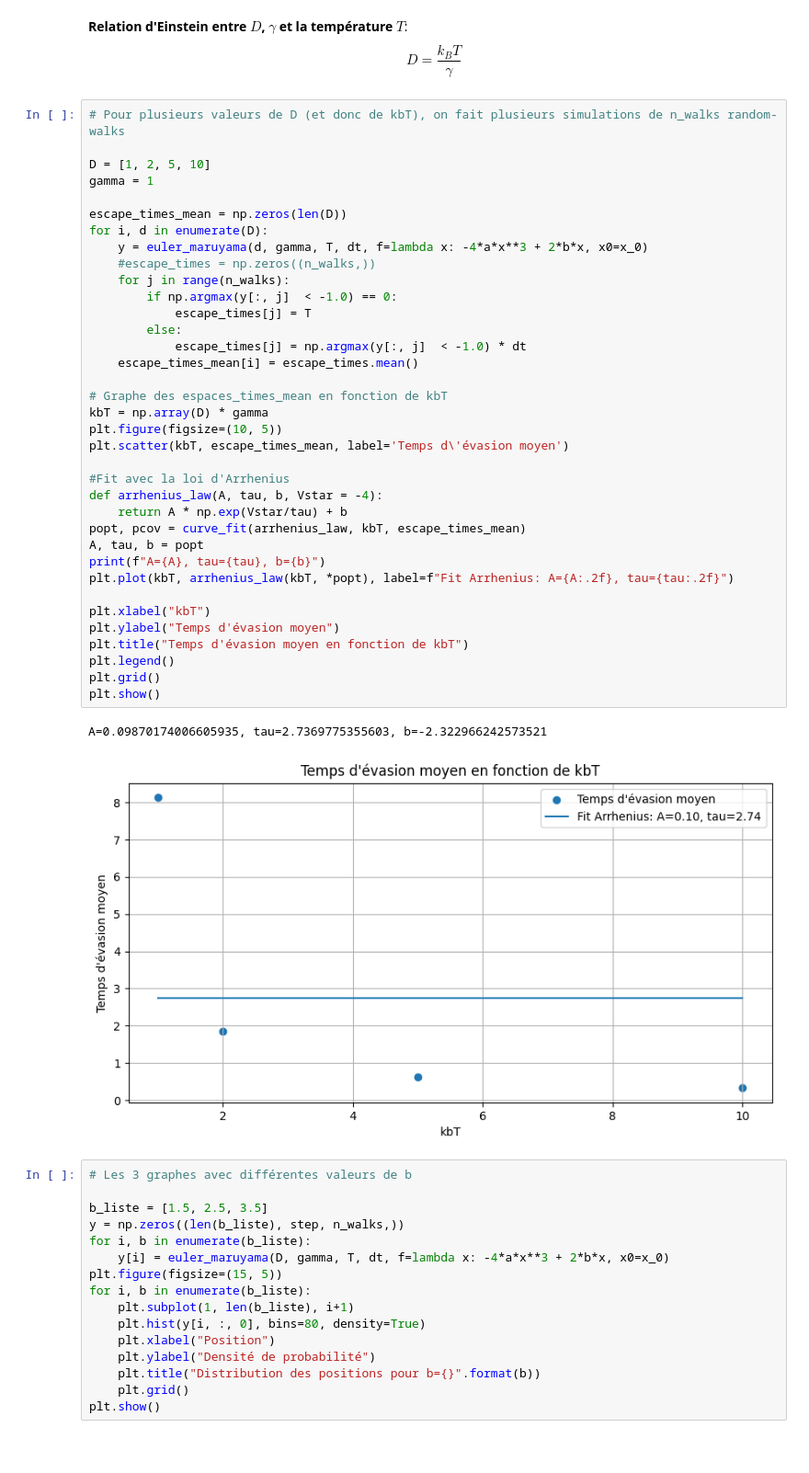
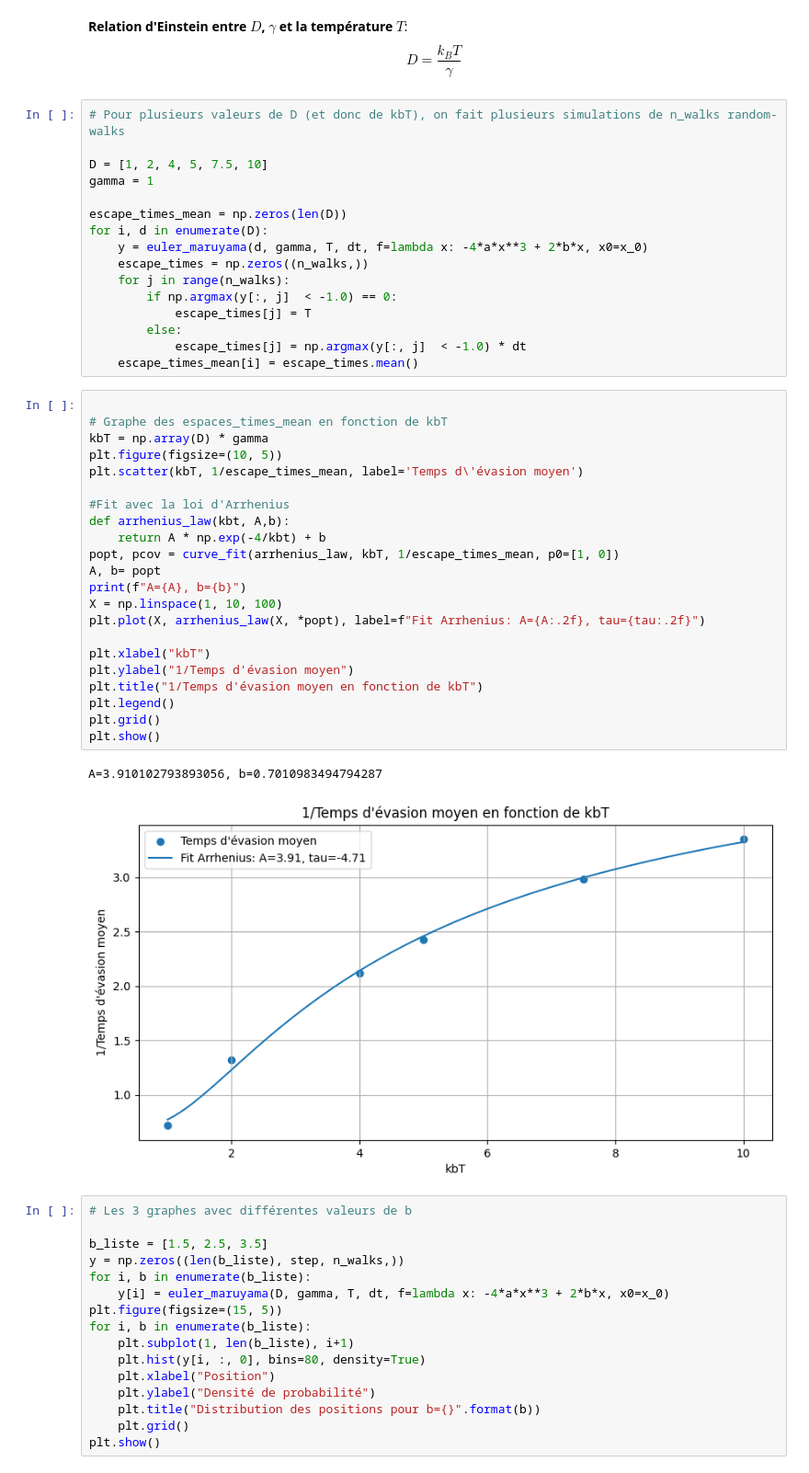
Before and after one commit to ostix360/Brownian-Motion, a Jupyter notebook: CR_Merged.ipynb, the cells around one changed output. Shown at 92% size. Cells and saved outputs as stored; diff of their text form; blank space fills up the shorter version.

```diff
--- a/CR_Merged.ipynb
+++ b/CR_Merged.ipynb
@@ -323,42 +322,44 @@ np.float64(21.291815)
 # %%
 # Pour plusieurs valeurs de D (et donc de kbT), on fait plusieurs simulations de n_walks random-walks
 
-D = [1, 2, 5, 10]
+D = [1, 2, 4, 5, 7.5, 10]
 gamma = 1
 
 escape_times_mean = np.zeros(len(D))
 for i, d in enumerate(D):
     y = euler_maruyama(d, gamma, T, dt, f=lambda x: -4*a*x**3 + 2*b*x, x0=x_0)
-    #escape_times = np.zeros((n_walks,))
+    escape_times = np.zeros((n_walks,))
     for j in range(n_walks):
         if np.argmax(y[:, j]  < -1.0) == 0:
             escape_times[j] = T
         else:
             escape_times[j] = np.argmax(y[:, j]  < -1.0) * dt
     escape_times_mean[i] = escape_times.mean()
-
-# Graphe des espaces_times_mean en fonction de kbT
-kbT = np.array(D) * gamma
-plt.figure(figsize=(10, 5))
-plt.scatter(kbT, escape_times_mean, label='Temps d\'évasion moyen')
-
-#Fit avec la loi d'Arrhenius
-def arrhenius_law(A, tau, b, Vstar = -4):
-    return A * np.exp(Vstar/tau) + b
-popt, pcov = curve_fit(arrhenius_law, kbT, escape_times_mean)
-A, tau, b = popt
-print(f"A={A}, tau={tau}, b={b}")
-plt.plot(kbT, arrhenius_law(kbT, *popt), label=f"Fit Arrhenius: A={A:.2f}, tau={tau:.2f}")
-
-plt.xlabel("kbT")
-plt.ylabel("Temps d'évasion moyen")
-plt.title("Temps d'évasion moyen en fonction de kbT")
-plt.legend()
-plt.grid()
-plt.show()
-# %% [output]
-A=0.09870174006605935, tau=2.7369775355603, b=-2.322966242573521
-[figure, removed]
+# %%
+
+# Graphe des espaces_times_mean en fonction de kbT
+kbT = np.array(D) * gamma
+plt.figure(figsize=(10, 5))
+plt.scatter(kbT, 1/escape_times_mean, label='Temps d\'évasion moyen')
+
+#Fit avec la loi d'Arrhenius
+def arrhenius_law(kbt, A,b):
+    return A * np.exp(-4/kbt) + b
+popt, pcov = curve_fit(arrhenius_law, kbT, 1/escape_times_mean, p0=[1, 0])
+A, b= popt
+print(f"A={A}, b={b}")
+X = np.linspace(1, 10, 100)
+plt.plot(X, arrhenius_law(X, *popt), label=f"Fit Arrhenius: A={A:.2f}, tau={tau:.2f}")
+
+plt.xlabel("kbT")
+plt.ylabel("1/Temps d'évasion moyen")
+plt.title("1/Temps d'évasion moyen en fonction de kbT")
+plt.legend()
+plt.grid()
+plt.show()
+# %% [output]
+A=3.910102793893056, b=0.7010983494794287
+[figure, added]
 # %%
 # Les 3 graphes avec différentes valeurs de b
 
```
Also changed, not shown: parts of 13 cells of this notebook, 1 other file.
